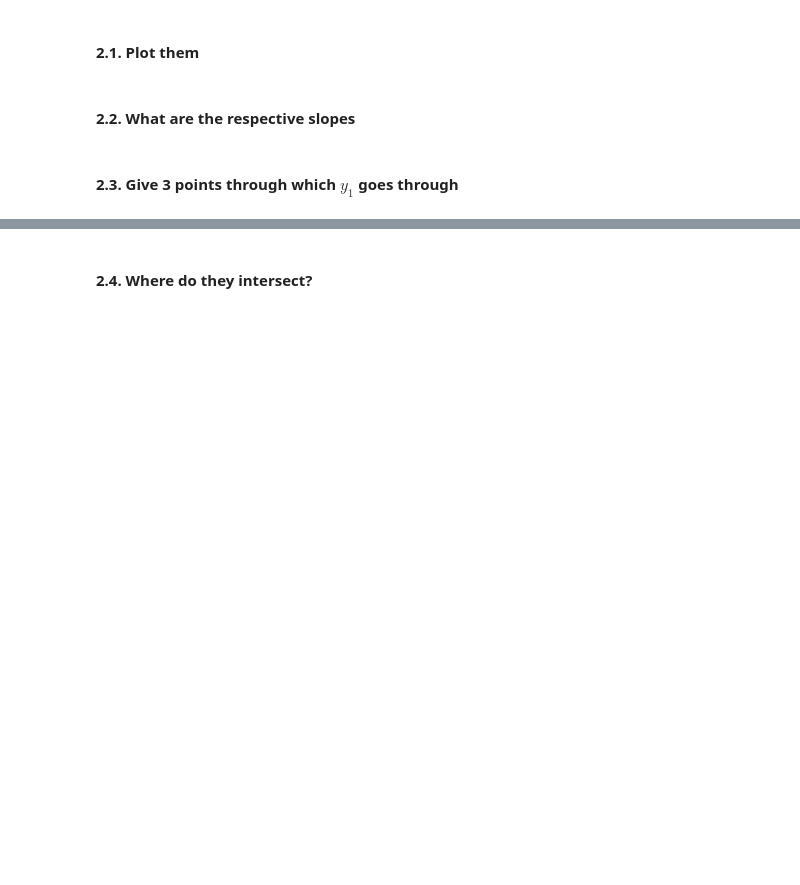
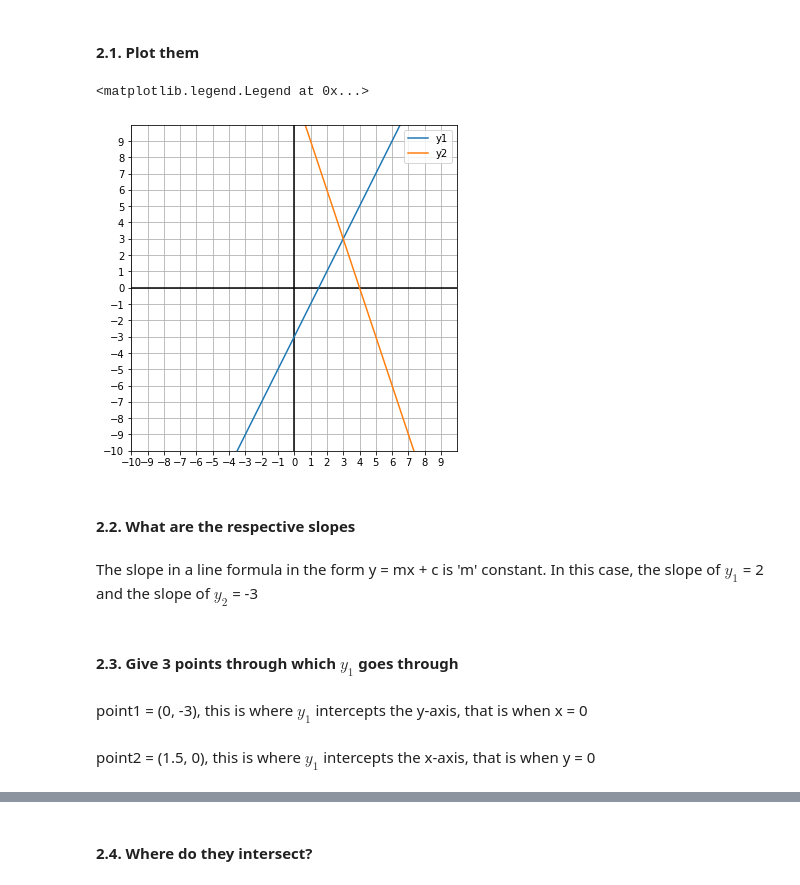
Before and after one commit to Ironhack-Data-Madrid-Enero-2021/lab-math-refresher, a Jupyter notebook: your-code/main.ipynb, the cells around one changed output, grey strips where cells are left out. Cells and saved outputs as stored; diff of their text form; code cells hidden in the pictures; blank space fills up the shorter version.

```diff
--- a/your-code/main.ipynb
+++ b/your-code/main.ipynb
@@ -22,7 +84,57 @@ $y_1=2x-3$
 $y_2=-3x+12$
 # %% [markdown]
 #### 2.1. Plot them
+# %%
+# init a grid
+def initialize_grid():
+    fig, ax = plt.subplots(figsize=(6, 6))
+
+    # where do we want lines
+    ticks = np.arange(-10, 10, 1)
+
+    # draw grid
+    ax.set_xticks(ticks)
+    ax.set_yticks(ticks)
+    ax.grid(True, which='both')
+
+    # 1-1 X and Y proportion
+    ax.set_aspect('equal')
+
+    # X and Y axes
+    ax.axhline(y=0, color='k')
+    ax.axvline(x=0, color='k')
+
+    # set axes' limits
+    ax.set_xlim([-10, 10])
+    ax.set_ylim([-10, 10])
+# %%
+# give values to x
+
+x = np.linspace(
+    start=-10,
+    stop=10,
+    num=500
+)
+# %%
+# write the line formulas
+
+y1 = (2 * x) - 3
+y2 = (-3 * x) + 12
+# %%
+initialize_grid()
+plt.plot(x, y1, label="y1")
+plt.plot(x, y2, label="y2")
+plt.legend()
+# %% [output]
+<matplotlib.legend.Legend at 0x...>
+[figure, added]
 # %% [markdown]
 #### 2.2. What are the respective slopes
+# %% [markdown]
+The slope in a line formula in the form y = mx + c is 'm' constant. In this case, the slope of $y_1$ = 2 and the slope of $y_2$ = -3
 # %% [markdown]
 #### 2.3. Give 3 points through which $y_1$ goes through
+# %% [markdown]
+point1 = (0, -3), this is where $y_1$ intercepts the y-axis, that is when x = 0
+# %% [markdown]
+point2 = (1.5, 0), this is where $y_1$ intercepts the x-axis, that is when y = 0
```
Also changed, not shown: parts of 51 cells of this notebook.
